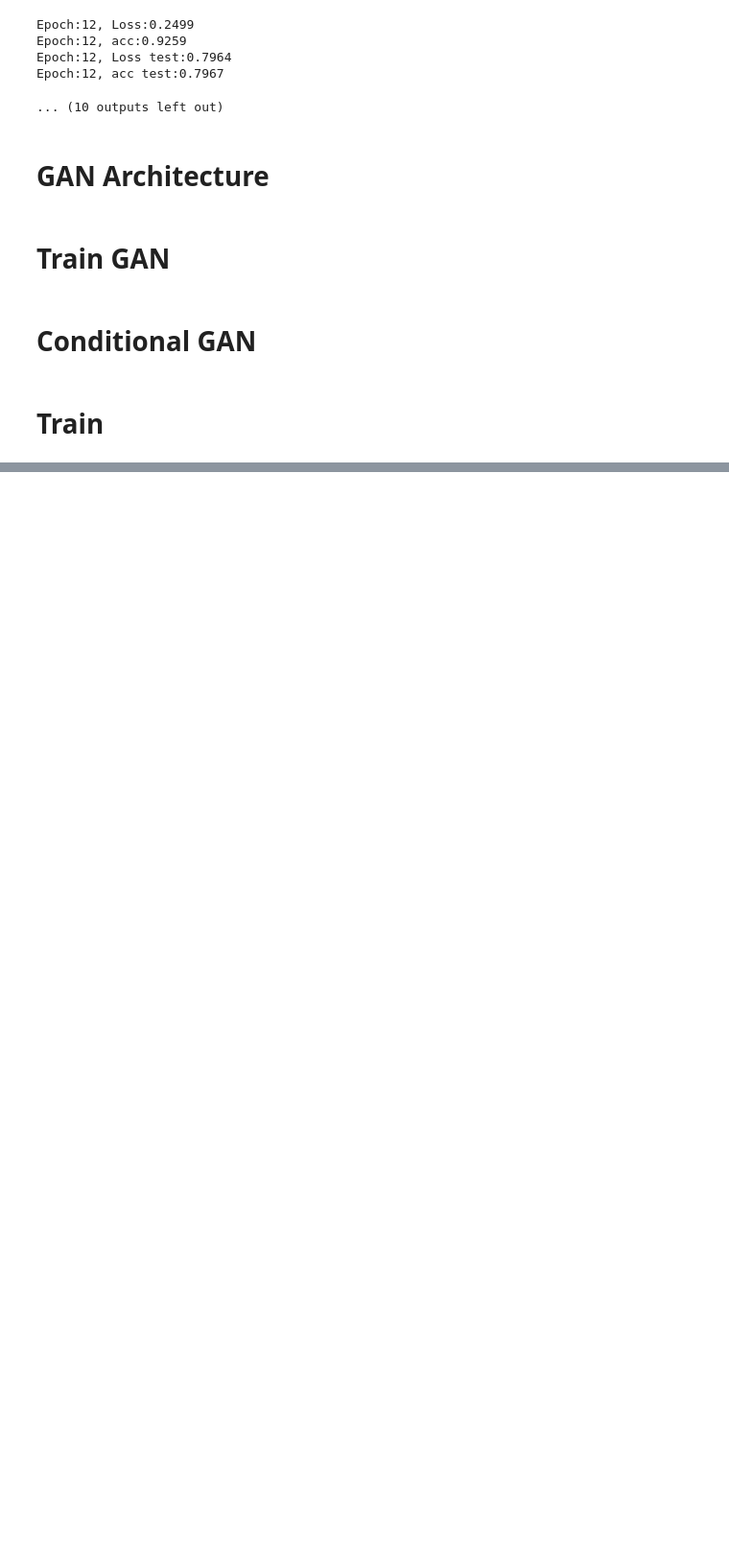
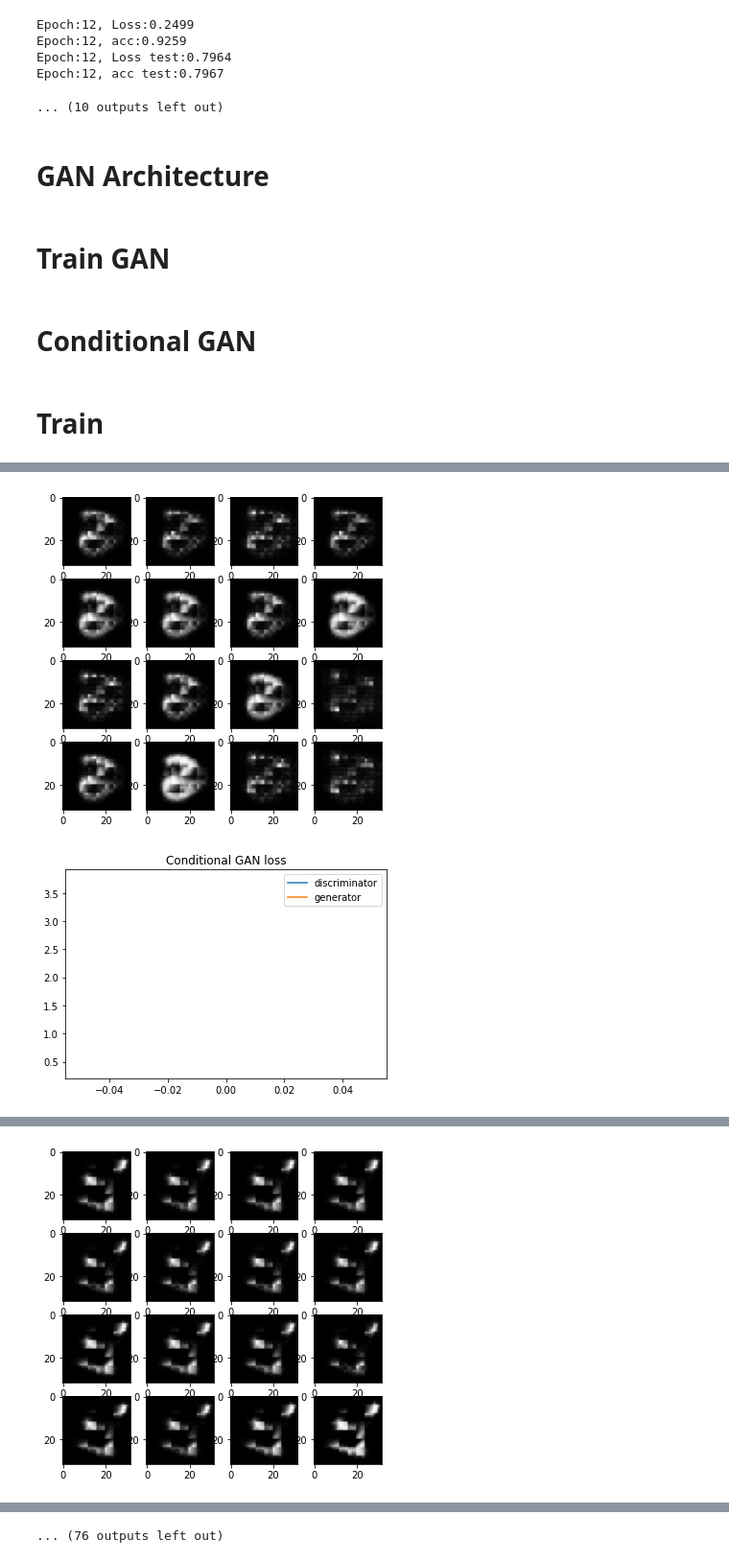
Before and after one commit to yoavdana/DL_ex3, a Jupyter notebook: main3.ipynb, the cells around one changed output, grey strips where cells are left out. Shown at 96% size. Cells and saved outputs as stored; diff of their text form; code cells hidden in the pictures; blank space fills up the shorter version.

```diff
--- a/main3.ipynb
+++ b/main3.ipynb
@@ -569,8 +588,8 @@ class ConditionalDiscriminator(nn.Module):
 # %% [markdown]
 # Train
 # %%
-batch_size=100
-
+batch_size=256
+latent_dim=14
 
 def generate_fake_labels(number_of_images=batch_size):
     return torch.randint(0, 10, (number_of_images,))
@@ -593,7 +612,8 @@ def train_epoch(generator, discriminator, encoder, loss_function, generator_opti
         D_x = output.mean().item()
 
         latent = generate_latent(img.shape[0])
-        fake_digit_label = generate_fake_labels()
+        fake_digit_label = generate_fake_labels(number_of_images=img.shape[0])
+
         fake = generator(latent, fake_digit_label)
         output = discriminator(fake.detach(), fake_digit_label)
         label.fill_(fake_label)
@@ -677,5 +697,5 @@ def generate_images(generator):
 
 
 num_epochs = 120
-train(generator, discriminator, num_epochs, lr_discriminator=0.0003, lr_generator=0.0003)
+train(generator, discriminator, num_epochs, lr_discriminator=0.0015, lr_generator=0.001)
 # %% [output]
@@ -682,0 +704,2 @@ NameError: ignored
+[figure, added]
+[figure, added]
@@ -682,0 +708 @@ NameError: ignored
+[figure, added]
@@ -683,3 +718,4 @@ NameError: ignored
+... (76 outputs left out)
 # %%
 
 def generate_images(generator):
```
Also changed, not shown: parts of 4 cells of this notebook.
